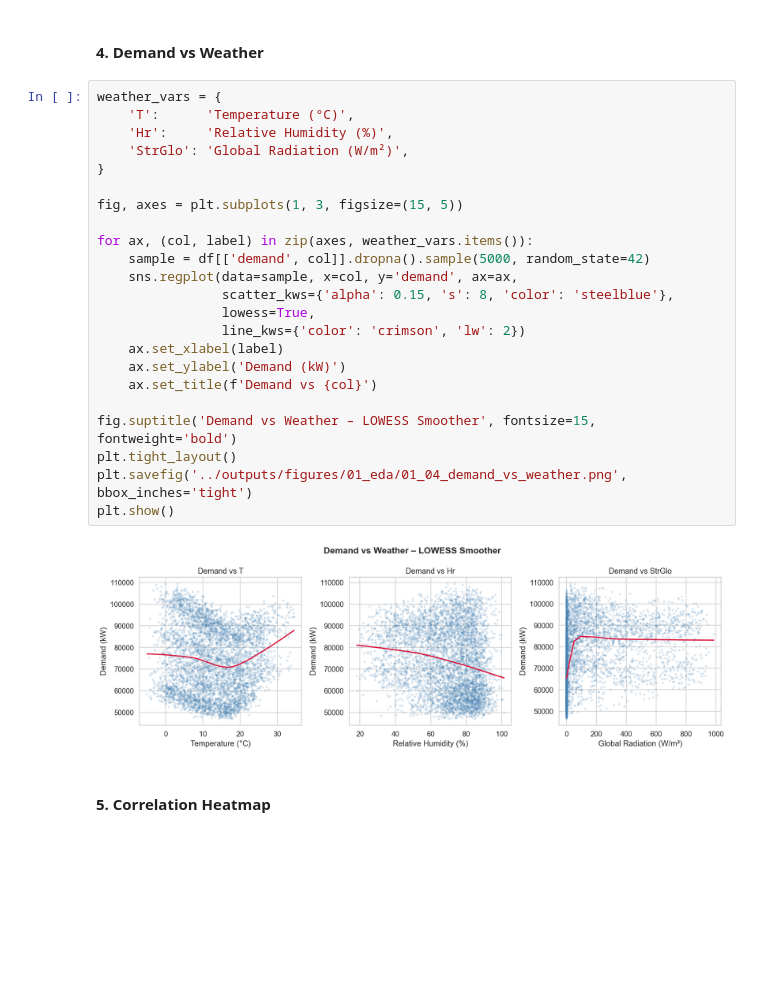
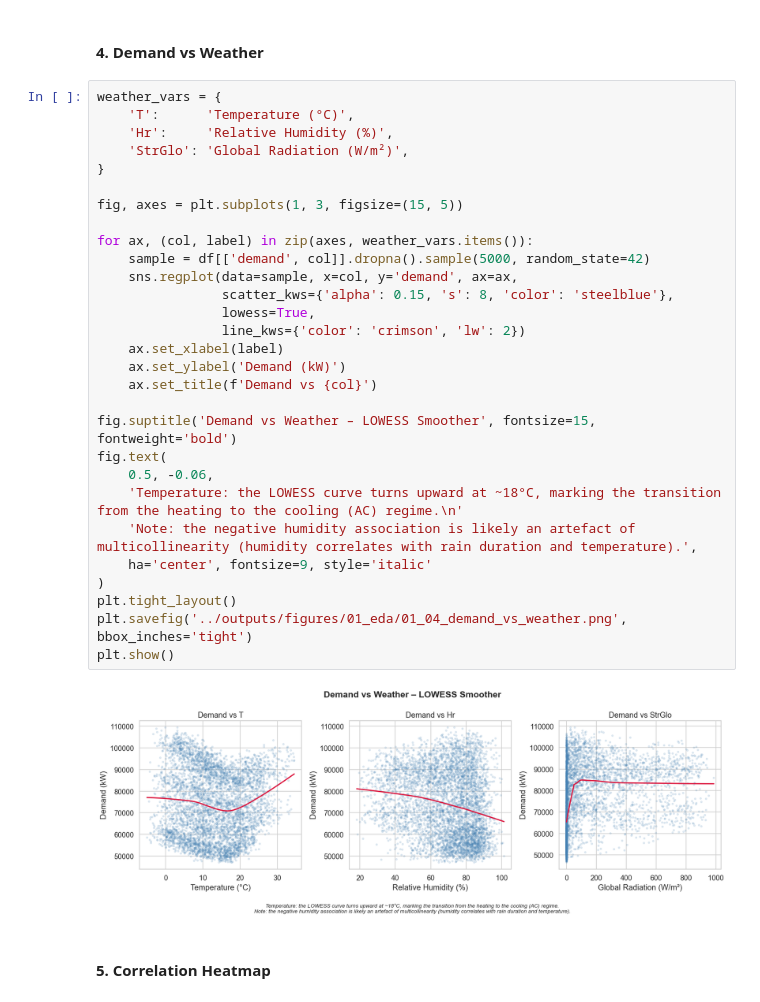
Before and after one commit to EllieTheAnalyst/ml1-electricity-demand-zurich, a Jupyter notebook: notebooks/01_eda.ipynb, the cells around one changed output. Saved outputs shown, nothing was run; the diff lists cells and outputs as text; blank space fills up the shorter version.

```diff
--- a/notebooks/01_eda.ipynb
+++ b/notebooks/01_eda.ipynb
@@ -124,28 +157,34 @@ Passing `palette` without assigning `hue` is deprecated and will be removed in v
 # %%
 weather_vars = {
     'T':      'Temperature (°C)',
     'Hr':     'Relative Humidity (%)',
     'StrGlo': 'Global Radiation (W/m²)',
 }
 
 fig, axes = plt.subplots(1, 3, figsize=(15, 5))
 
 for ax, (col, label) in zip(axes, weather_vars.items()):
     sample = df[['demand', col]].dropna().sample(5000, random_state=42)
     sns.regplot(data=sample, x=col, y='demand', ax=ax,
                 scatter_kws={'alpha': 0.15, 's': 8, 'color': 'steelblue'},
                 lowess=True,
                 line_kws={'color': 'crimson', 'lw': 2})
     ax.set_xlabel(label)
     ax.set_ylabel('Demand (kW)')
     ax.set_title(f'Demand vs {col}')
 
 fig.suptitle('Demand vs Weather – LOWESS Smoother', fontsize=15, fontweight='bold')
+fig.text(
+    0.5, -0.06,
+    'Temperature: the LOWESS curve turns upward at ~18°C, marking the transition from the heating to the cooling (AC) regime.\n'
+    'Note: the negative humidity association is likely an artefact of multicollinearity (humidity correlates with rain duration and temperature).',
+    ha='center', fontsize=9, style='italic'
+)
 plt.tight_layout()
 plt.savefig('../outputs/figures/01_eda/01_04_demand_vs_weather.png', bbox_inches='tight')
 plt.show()
 # %% [output]
-[figure, old version]
+[figure, new version]
 # %% [markdown]
 #### 5. Correlation Heatmap
 # %%
```
Also changed, not shown: parts of 4 cells of this notebook, 15 other files.
